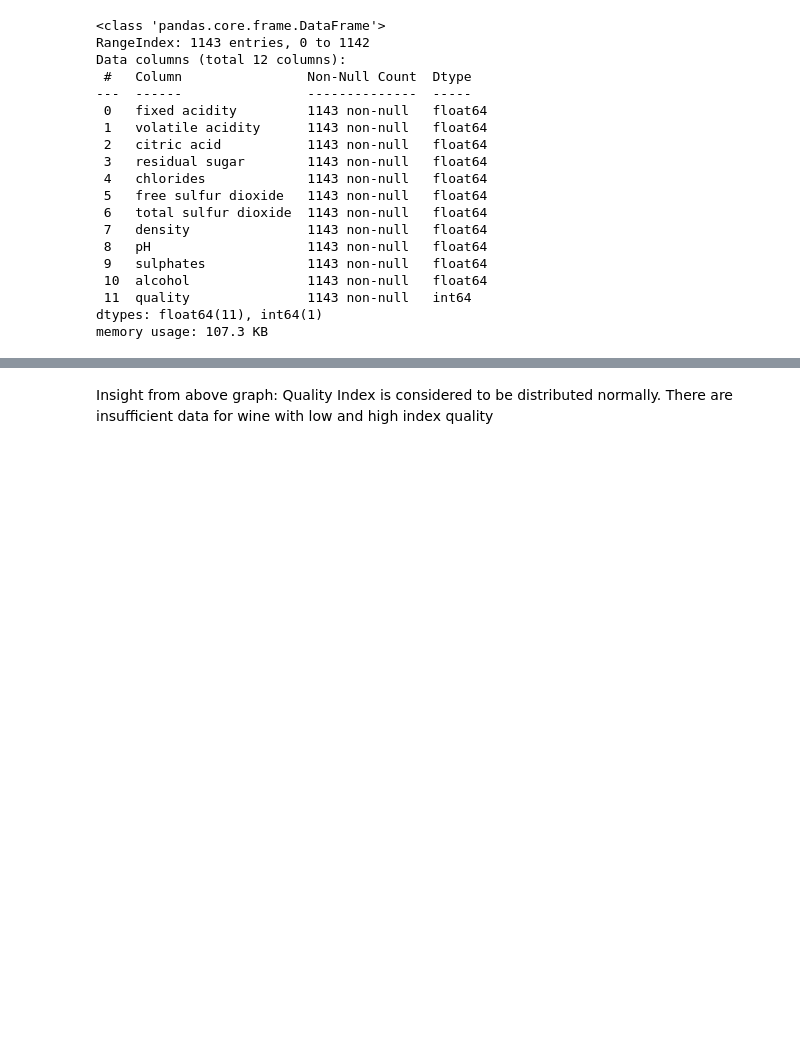
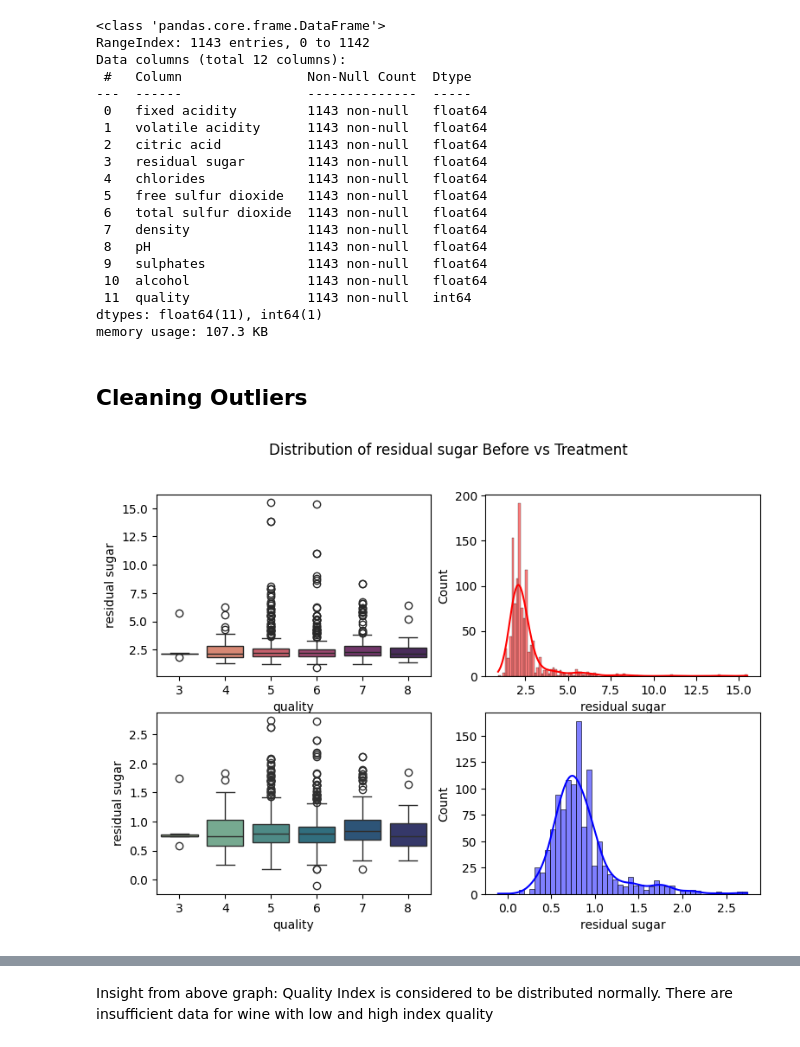
Before and after one commit to Andiko-K/Wine-Quality-Analysis, a Jupyter notebook: Wine_Quality_Index.ipynb, the cells around one changed output, grey strips where cells are left out. Drawn from its saved outputs; the diff is of its cells as text; code cells hidden in the pictures; blank space fills up the shorter version.

```diff
--- a/Wine_Quality_Index.ipynb
+++ b/Wine_Quality_Index.ipynb
@@ -101,3 +103,26 @@ Data columns (total 12 columns):
  11  quality               1143 non-null   int64
 dtypes: float64(11), int64(1)
 memory usage: 107.3 KB
+# %% [markdown]
+## Cleaning Outliers
+# %%
+#Function
+def outlier_plot(column, treatment = False):
+  data = wine_df_raw[column]
+
+  fig,ax = plt.subplots(2,2,figsize = (9,6))
+
+  sb.boxplot(x = wine_df_raw['quality'], y = data, ax = ax[0][0],
+             palette = 'flare', hue = wine_df_raw['quality'], legend = False)
+  sb.histplot(data, ax = ax[0][1], kde = True, color = 'red')
+
+  sb.boxplot(x = wine_df_raw['quality'], y = np.log(data), ax = ax[1][0],
+             palette = 'crest', hue = wine_df_raw['quality'], legend = False)
+  sb.histplot(np.log(data), ax = ax[1][1], kde = True, color = 'blue')
+
+  fig.suptitle(f'Distribution of {column} Before vs Treatment')
+  plt.show()
+# %%
+outlier_plot('residual sugar')
+# %% [output]
+[figure, added]
```
Also changed, not shown: parts of 23 cells of this notebook.
